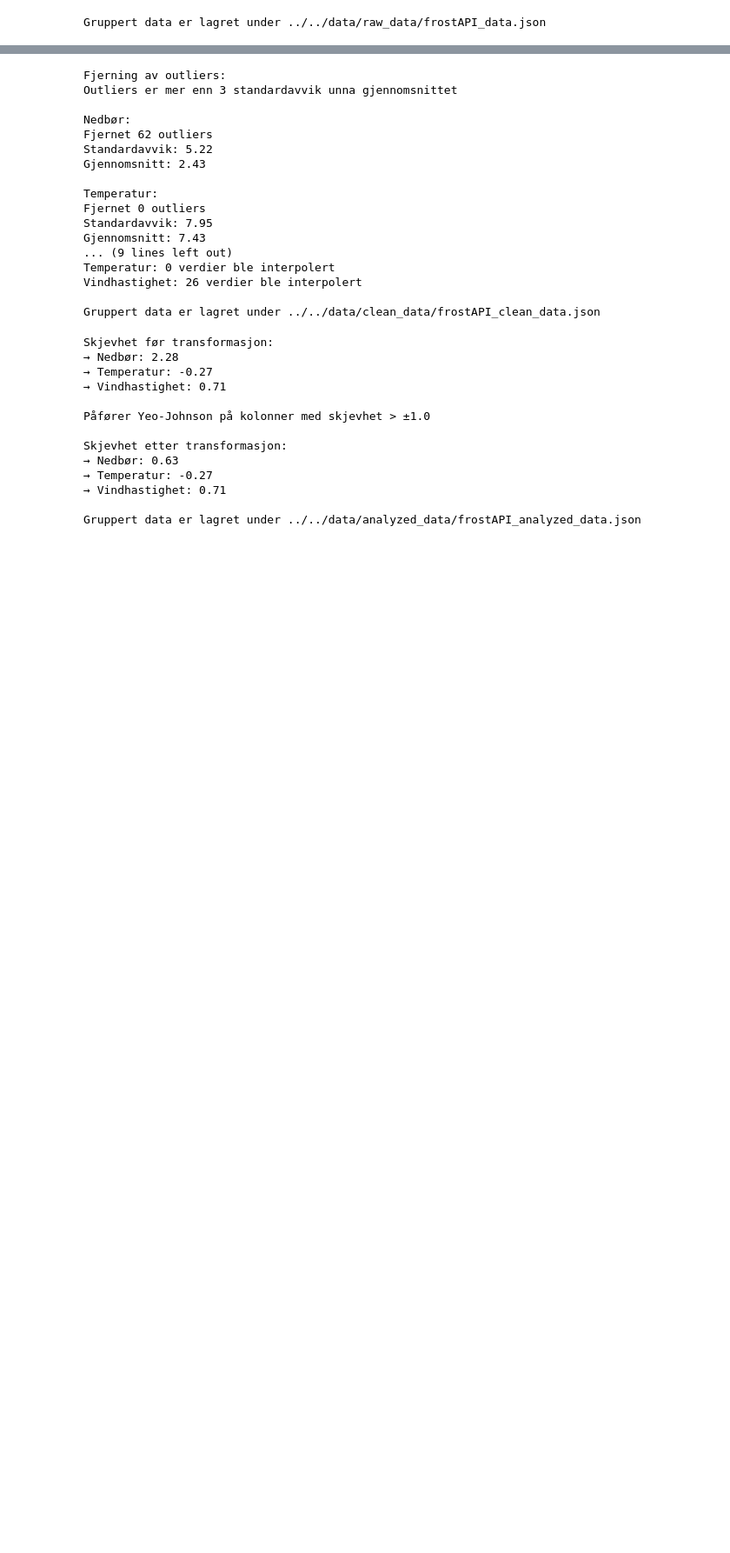
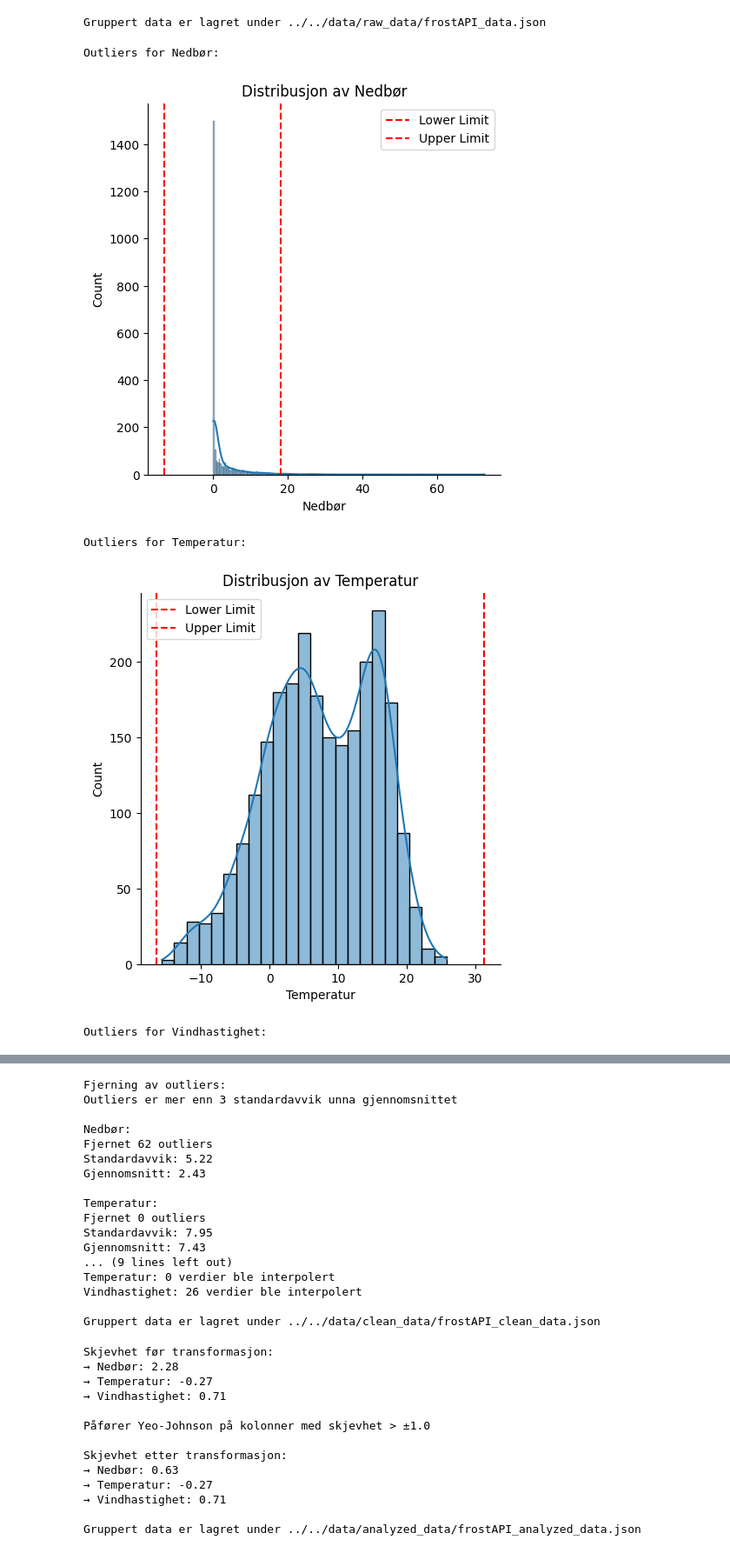
Before and after one commit to elisedre/Miljodataanalyseapplikasjon-, a Jupyter notebook: notebooks/frostAPI/frostAPI.ipynb, the cells around one changed output, grey strips where cells are left out. Shown at 87% size. Saved outputs shown, nothing was run; the diff lists cells and outputs as text; code cells hidden in the pictures; blank space fills up the shorter version.

Commit message:
added some predective analyzing of the data

```diff
--- a/notebooks/frostAPI/frostAPI.ipynb
+++ b/notebooks/frostAPI/frostAPI.ipynb
@@ -63,3 +63,44 @@ def get_elements_frostAPI():
     get_info_frostAPI(endpoint, parameters, client_id)
 
 #get_elements_frostAPI()
+# %%
+import pandas as pd
+import seaborn as sns
+import matplotlib.pyplot as plt
+
+# Les inn JSON-data
+df_frost = pd.read_json("../../data/raw_data/frostAPI_data.json")
+
+# Liste over variabler du vil analysere
+variabler = ['Nedbør', 'Temperatur', 'Vindhastighet']
+threshold = 3
+
+for variabel in variabler:
+    # Beregn gjennomsnitt og standardavvik for hver variabel
+    mean = df_frost[variabel].mean()
+    std = df_frost[variabel].std()
+    lower_limit = mean - threshold * std
+    upper_limit = mean + threshold * std
+
+    # Finn outliers
+    outliers = df_frost[~df_frost[variabel].between(lower_limit, upper_limit)]
+    print(f"\nOutliers for {variabel}:")
+    print(outliers[[variabel]].count())
+
+    # Lag distribusjonsplot
+    plot = sns.displot(data=df_frost, x=variabel, kde=True)
+    plot.set(title=f"Distribusjon av {variabel}", xlabel=variabel)
+
+    # Legg til linjer for øvre og nedre grenser
+    for ax in plot.axes.flat:
+        ax.axvline(lower_limit, color='r', linestyle='--', label='Lower Limit')
+        ax.axvline(upper_limit, color='r', linestyle='--', label='Upper Limit')
+        ax.legend()
+
+    plt.show()
+# %% [output]
+Outliers for Nedbør:
+[figure, added]
+Outliers for Temperatur:
+[figure, added]
+Outliers for Vindhastighet:
```
Also changed, not shown: parts of 1 cell of this notebook, 3 other files.
